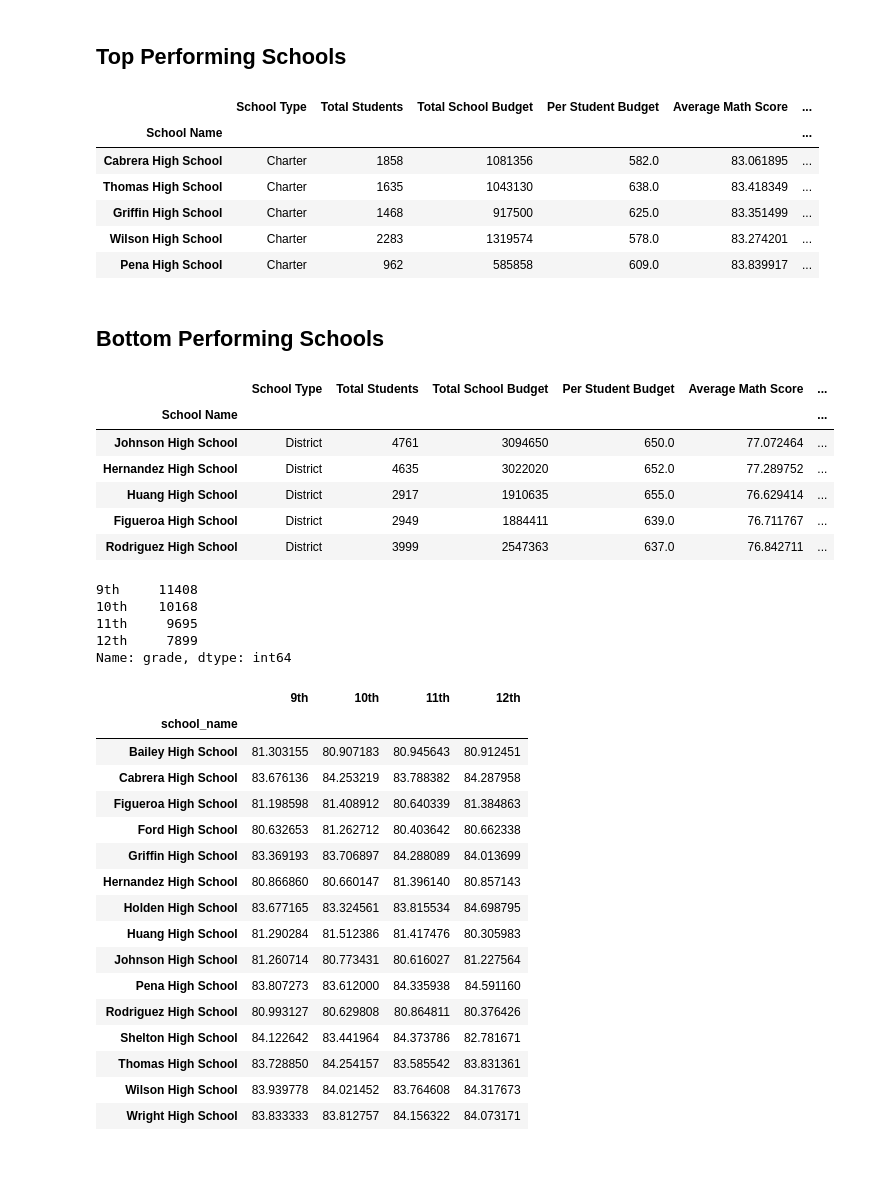
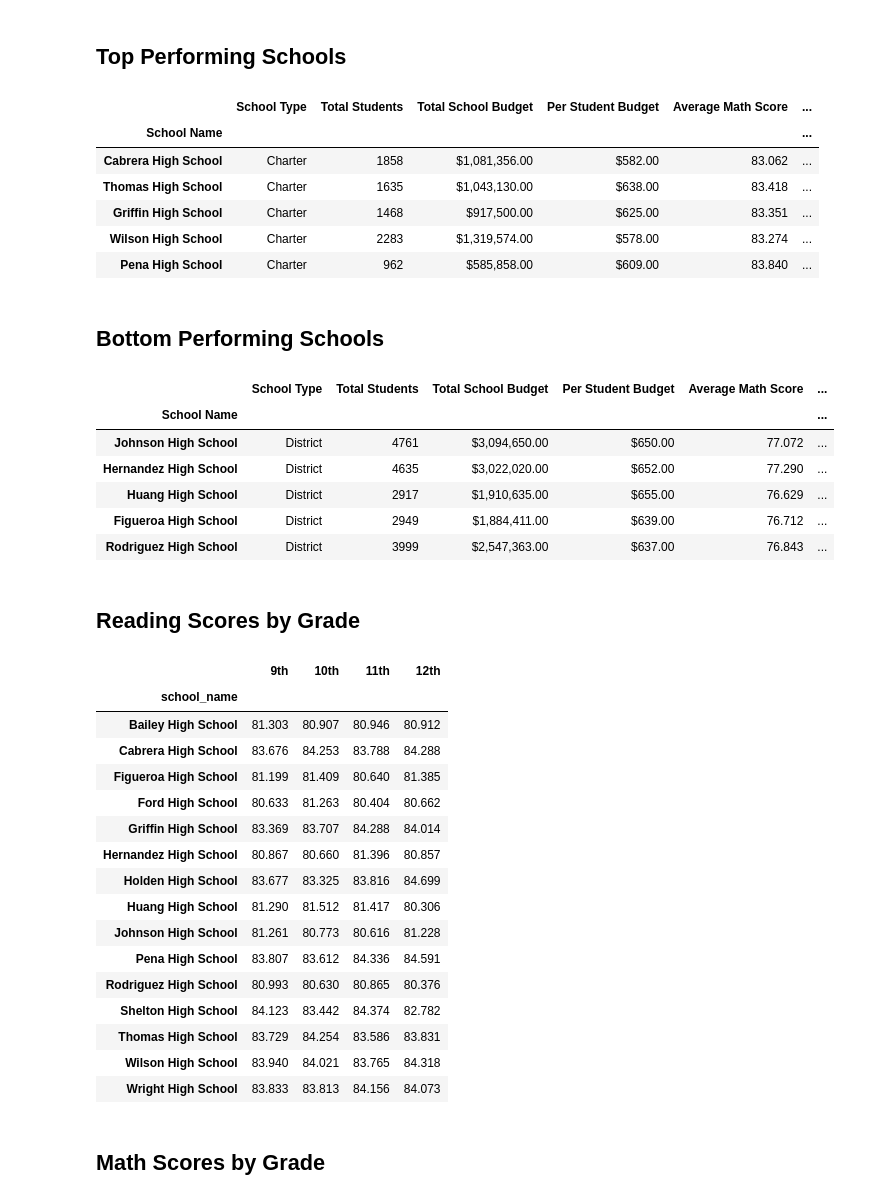
Before and after one commit to P219-C/pandas-challenge, a Jupyter notebook: PyCitySchools/main.ipynb, the cells around one changed output. Drawn from its saved outputs; the diff is of its cells as text; code cells hidden in the pictures; blank space fills up the shorter version.

```diff
--- a/PyCitySchools/main.ipynb
+++ b/PyCitySchools/main.ipynb
@@ -108,72 +158,78 @@ school_summary = school_summary.sort_values(by=["% Overall Passing"], ascending
 ## Top Performing Schools
 # %%
 # Top 5 schools
-school_summary.head(5)
+school_summary_format.head(5)
 # %% [output]
 |  | School Type | Total Students | Total School Budget | Per Student Budget | Average Math Score | ... |
 | School Name |  |  |  |  |  | ... |
-| Cabrera High School | Charter | 1858 | 1081356 | 582.0 | 83.061895 | ... |
-| Thomas High School | Charter | 1635 | 1043130 | 638.0 | 83.418349 | ... |
-| Griffin High School | Charter | 1468 | 917500 | 625.0 | 83.351499 | ... |
-| Wilson High School | Charter | 2283 | 1319574 | 578.0 | 83.274201 | ... |
-| Pena High School | Charter | 962 | 585858 | 609.0 | 83.839917 | ... |
+| Cabrera High School | Charter | 1858 | $1,081,356.00 | $582.00 | 83.062 | ... |
+| Thomas High School | Charter | 1635 | $1,043,130.00 | $638.00 | 83.418 | ... |
+| Griffin High School | Charter | 1468 | $917,500.00 | $625.00 | 83.351 | ... |
+| Wilson High School | Charter | 2283 | $1,319,574.00 | $578.00 | 83.274 | ... |
+| Pena High School | Charter | 962 | $585,858.00 | $609.00 | 83.840 | ... |
 # %% [markdown]
 ## Bottom Performing Schools
 # %%
 # Bottom 5 schools
-school_summary.tail(5)
+school_summary_format.tail(5)
 # %% [output]
 |  | School Type | Total Students | Total School Budget | Per Student Budget | Average Math Score | ... |
 | School Name |  |  |  |  |  | ... |
-| Johnson High School | District | 4761 | 3094650 | 650.0 | 77.072464 | ... |
-| Hernandez High School | District | 4635 | 3022020 | 652.0 | 77.289752 | ... |
-| Huang High School | District | 2917 | 1910635 | 655.0 | 76.629414 | ... |
-| Figueroa High School | District | 2949 | 1884411 | 639.0 | 76.711767 | ... |
-| Rodriguez High School | District | 3999 | 2547363 | 637.0 | 76.842711 | ... |
+| Johnson High School | District | 4761 | $3,094,650.00 | $650.00 | 77.072 | ... |
+| Hernandez High School | District | 4635 | $3,022,020.00 | $652.00 | 77.290 | ... |
+| Huang High School | District | 2917 | $1,910,635.00 | $655.00 | 76.629 | ... |
+| Figueroa High School | District | 2949 | $1,884,411.00 | $639.00 | 76.712 | ... |
+| Rodriguez High School | District | 3999 | $2,547,363.00 | $637.00 | 76.843 | ... |
+# %% [markdown]
+## Reading Scores by Grade
 # %%
-# Math Scores by Grade
+# Reading Scores by Grade
 
-print(student_df["grade"].value_counts())
+# print(student_df["grade"].value_counts())
 ninth_g = student_df[student_df["grade"] == "9th"]
 tenth_g = student_df[student_df["grade"] == "10th"]
 eleventh_g = student_df[student_df["grade"] == "11th"]
 twelfth_g = student_df[student_df["grade"] == "12th"]
 
 ninth_g = ninth_g.groupby("school_name").mean()
 tenth_g = tenth_g.groupby("school_name").mean()
 eleventh_g = eleventh_g.groupby("school_name").mean()
 twelfth_g = twelfth_g.groupby("school_name").mean()
 
 ninth_reading = ninth_g["reading_score"].rename("9th")
 tenth_reading = tenth_g["reading_score"].rename("10th")
 eleventh_reading = eleventh_g["reading_score"].rename("11th")
 twelfth_reading = twelfth_g["reading_score"].rename("12th")
 
 reading_scores_grade = pd.concat([ninth_reading, tenth_reading, eleventh_reading, twelfth_reading], axis= 1)
-reading_scores_grade
+
+#Applying Format
+reading_scores_grade_format = reading_scores_grade.copy()
+reading_scores_grade_format["9th"] = reading_scores_grade_format["9th"].map("{:,.3f}".format)
+reading_scores_grade_format["10th"] = reading_scores_grade_format["10th"].map("{:,.3f}".format)
+reading_scores_grade_format["11th"] = reading_scores_grade_format["11th"].map("{:,.3f}".format)
+reading_scores_grade_format["12th"] = reading_scores_grade_format["12th"].map("{:,.3f}".format)
+reading_scores_grade_format
 # %% [output]
-9th     11408
-10th    10168
-11th     9695
-12th     7899
-Name: grade, dtype: int64
 |  | 9th | 10th | 11th | 12th |
 | school_name |  |  |  |  |
-| Bailey High School | 81.303155 | 80.907183 | 80.945643 | 80.912451 |
-| Cabrera High School | 83.676136 | 84.253219 | 83.788382 | 84.287958 |
-| Figueroa High School | 81.198598 | 81.408912 | 80.640339 | 81.384863 |
-| Ford High School | 80.632653 | 81.262712 | 80.403642 | 80.662338 |
-| Griffin High School | 83.369193 | 83.706897 | 84.288089 | 84.013699 |
-| Hernandez High School | 80.866860 | 80.660147 | 81.396140 | 80.857143 |
-| Holden High School | 83.677165 | 83.324561 | 83.815534 | 84.698795 |
-| Huang High School | 81.290284 | 81.512386 | 81.417476 | 80.305983 |
-| Johnson High School | 81.260714 | 80.773431 | 80.616027 | 81.227564 |
-| Pena High School | 83.807273 | 83.612000 | 84.335938 | 84.591160 |
-| Rodriguez High School | 80.993127 | 80.629808 | 80.864811 | 80.376426 |
-| Shelton High School | 84.122642 | 83.441964 | 84.373786 | 82.781671 |
-| Thomas High School | 83.728850 | 84.254157 | 83.585542 | 83.831361 |
-| Wilson High School | 83.939778 | 84.021452 | 83.764608 | 84.317673 |
-| Wright High School | 83.833333 | 83.812757 | 84.156322 | 84.073171 |
+| Bailey High School | 81.303 | 80.907 | 80.946 | 80.912 |
+| Cabrera High School | 83.676 | 84.253 | 83.788 | 84.288 |
+| Figueroa High School | 81.199 | 81.409 | 80.640 | 81.385 |
+| Ford High School | 80.633 | 81.263 | 80.404 | 80.662 |
+| Griffin High School | 83.369 | 83.707 | 84.288 | 84.014 |
+| Hernandez High School | 80.867 | 80.660 | 81.396 | 80.857 |
+| Holden High School | 83.677 | 83.325 | 83.816 | 84.699 |
+| Huang High School | 81.290 | 81.512 | 81.417 | 80.306 |
+| Johnson High School | 81.261 | 80.773 | 80.616 | 81.228 |
+| Pena High School | 83.807 | 83.612 | 84.336 | 84.591 |
+| Rodriguez High School | 80.993 | 80.630 | 80.865 | 80.376 |
+| Shelton High School | 84.123 | 83.442 | 84.374 | 82.782 |
+| Thomas High School | 83.729 | 84.254 | 83.586 | 83.831 |
+| Wilson High School | 83.940 | 84.021 | 83.765 | 84.318 |
+| Wright High School | 83.833 | 83.813 | 84.156 | 84.073 |
+# %% [markdown]
+## Math Scores by Grade
 # %%
 ninth_math = ninth_g["math_score"].rename("9th")
 tenth_math = tenth_g["math_score"].rename("10th")
```
Also changed, not shown: parts of 13 cells of this notebook.
